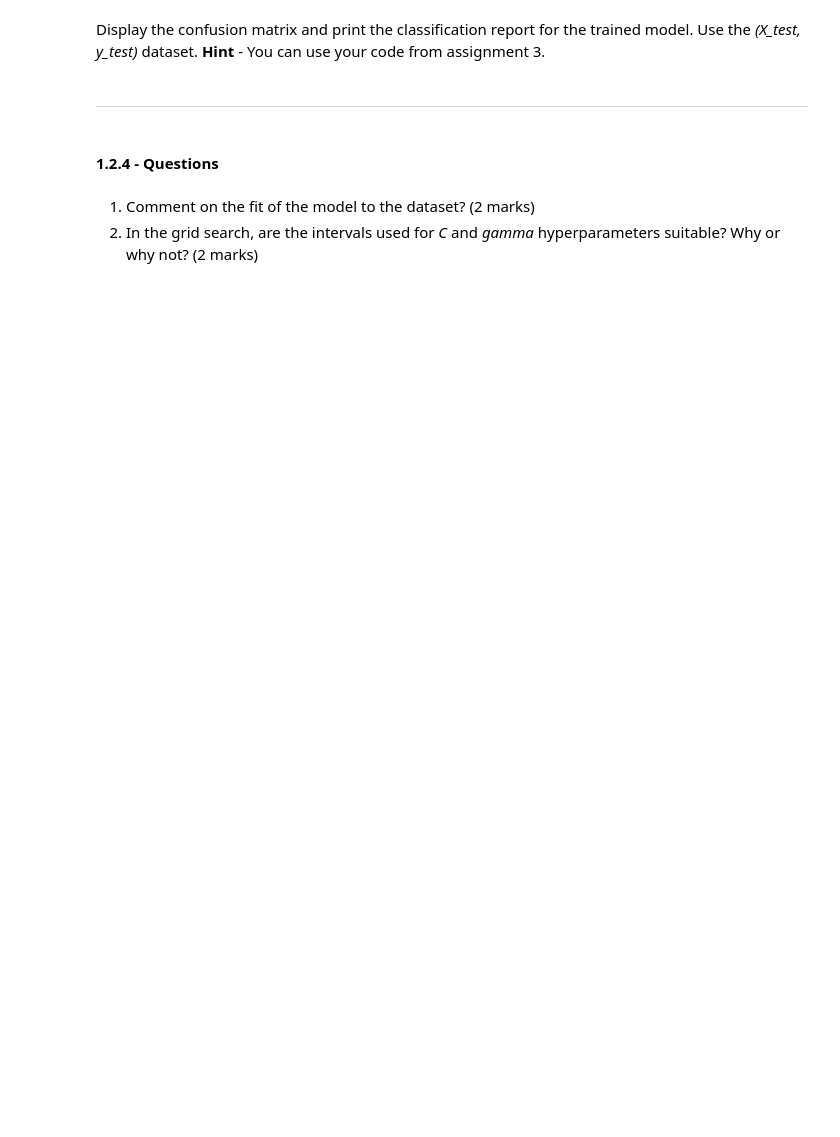
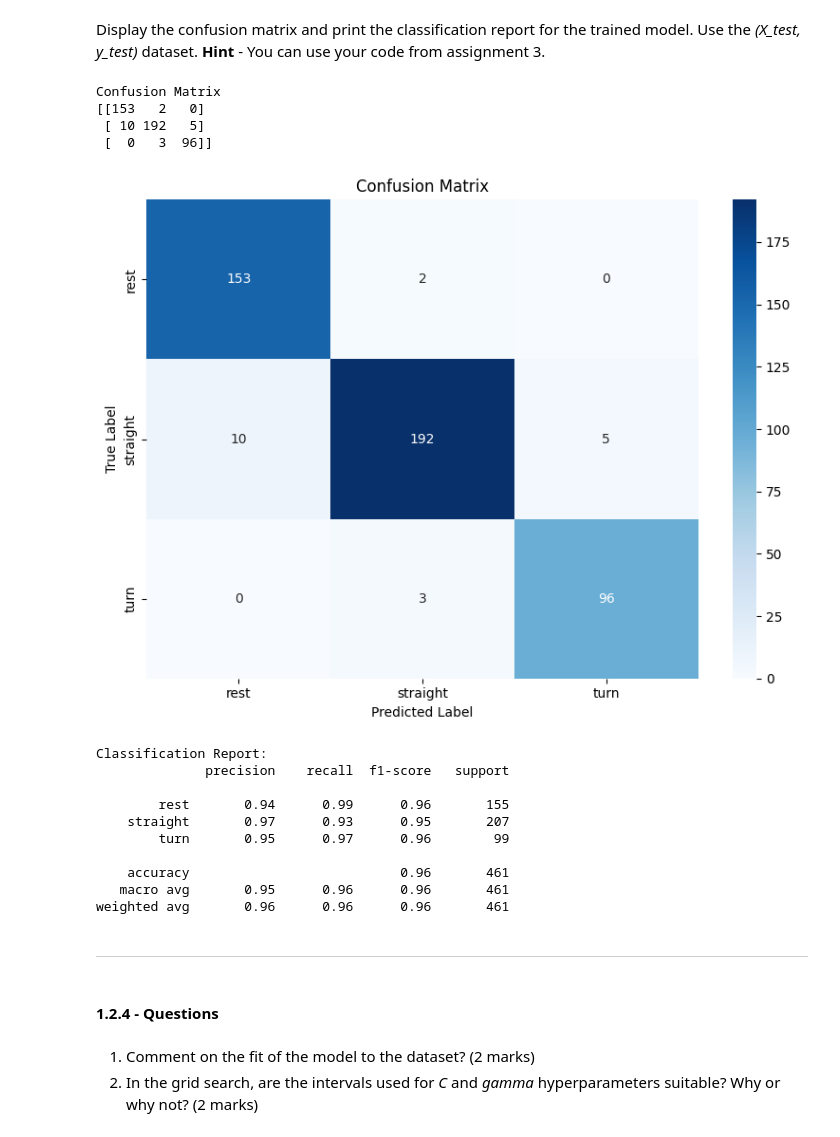
Before and after one commit to quinnledingham/engg680_2024_fall, a Jupyter notebook: Lab_Assignment4/VehicleMotionStateClassification.ipynb, the cells around one changed output. Saved outputs shown, nothing was run; the diff lists cells and outputs as text; code cells hidden in the pictures; blank space fills up the shorter version.

```diff
--- a/Lab_Assignment4/VehicleMotionStateClassification.ipynb
+++ b/Lab_Assignment4/VehicleMotionStateClassification.ipynb
@@ -207,3 +211,50 @@ Display the confusion matrix and print the classification report for the trained
+# %%
+# TODO - Display confusion matrix and print classification report for (X_test, y_test)
+# (2 marks)
+from sklearn.metrics import confusion_matrix, classification_report
+import seaborn as sns
+import matplotlib.pyplot as plt
+
+# Predict on test data using best estimator
+best_model = grid.best_estimator_
+y_pred = best_model.predict(X_test)
+
+# Calculate confusion matrix
+def display_cm_cr(actual, predicted):
+    labels = ['rest', 'straight', 'turn']
+    cm = confusion_matrix(actual, predicted, labels=labels)
+    print('Confusion Matrix')
+    print(cm)
+
+    # Plot confusion matrix using a heatmap
+    plt.figure(figsize=(8,6))
+    sns.heatmap(cm, annot=True, fmt='d', cmap='Blues', xticklabels=labels, yticklabels=labels)
+    plt.title('Confusion Matrix')
+    plt.ylabel('True Label')
+    plt.xlabel('Predicted Label')
+    plt.tight_layout()
+    plt.show()
+
+    print("Classification Report:")
+    print(classification_report(actual, predicted))
+
+display_cm_cr(y_test, y_pred)
+# %% [output]
+Confusion Matrix
+[[153   2   0]
+ [ 10 192   5]
+ [  0   3  96]]
+[figure, added]
+Classification Report:
+              precision    recall  f1-score   support
+
+        rest       0.94      0.99      0.96       155
+    straight       0.97      0.93      0.95       207
+        turn       0.95      0.97      0.96        99
+
+    accuracy                           0.96       461
+   macro avg       0.95      0.96      0.96       461
+weighted avg       0.96      0.96      0.96       461
 # %% [markdown]
 ___
 # %% [markdown]
```
Also changed, not shown: parts of 11 cells of this notebook.
